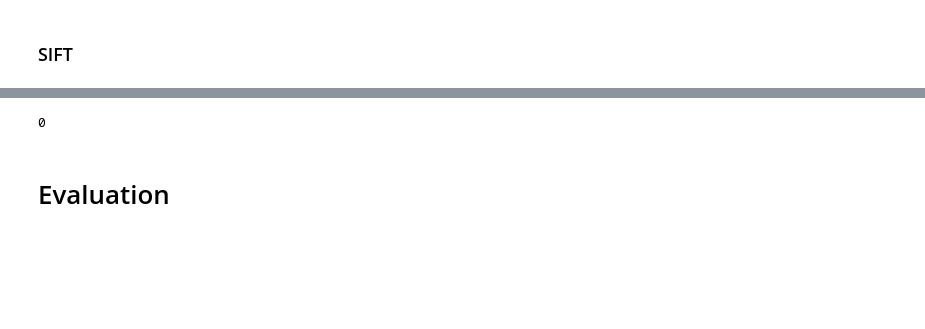
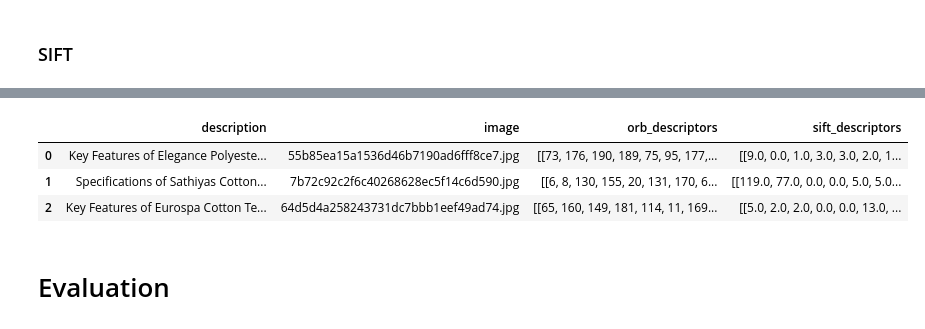
Before and after one commit to AbdulmagedALKHULAIFI/Automatic-classifer-consumer-goods, a Jupyter notebook: p6_2_IMG.ipynb, the cells around one changed output, grey strips where cells are left out. Saved outputs shown, nothing was run; the diff lists cells and outputs as text; code cells hidden in the pictures; blank space fills up the shorter version.

Commit message:
Added Sift algo with all necessary corrections

```diff
--- a/p6_2_IMG.ipynb
+++ b/p6_2_IMG.ipynb
@@ -279,4 +274,0 @@ error: ignored
-# %%
-data.orb_descriptors.isna().sum()
-# %% [output]
-0
@@ -285,2 +275,11 @@ data.shape
+# %%
+data = attribute_images_descriptors(data,preprocessed_imgs_path,sift,'sift_descriptors')
+# %%
+data.head(3)
+# %% [output]
+|  | description | image | orb_descriptors | sift_descriptors |
+| 0 | Key Features of Elegance Polyeste... | 55b85ea15a1536d46b7190ad6fff8ce7.jpg | [[73, 176, 190, 189, 75, 95, 177,... | [[9.0, 0.0, 1.0, 3.0, 3.0, 2.0, 1... |
+| 1 | Specifications of Sathiyas Cotton... | 7b72c92c2f6c40268628ec5f14c6d590.jpg | [[6, 8, 130, 155, 20, 131, 170, 6... | [[119.0, 77.0, 0.0, 0.0, 5.0, 5.0... |
+| 2 | Key Features of Eurospa Cotton Te... | 64d5d4a258243731dc7bbb1eef49ad74.jpg | [[65, 160, 149, 181, 114, 11, 169... | [[5.0, 2.0, 2.0, 0.0, 0.0, 13.0, ... |
 # %% [markdown]
 # Evaluation
```
Also changed, not shown: parts of 8 cells of this notebook.
